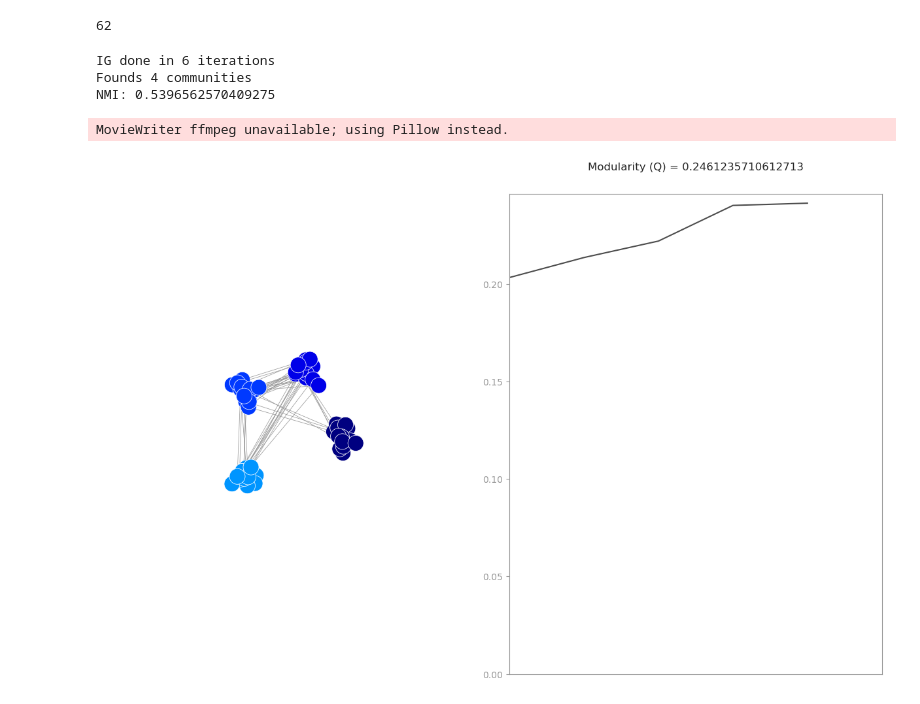
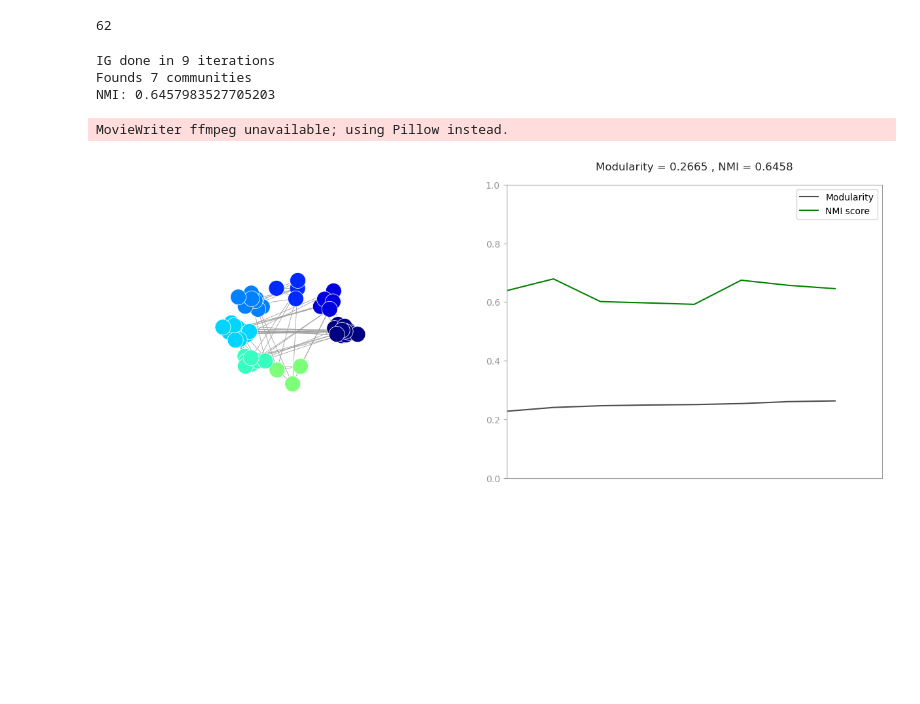
Before and after one commit to MarouaneBenbetka/Awsome-Community-Detection, a Jupyter notebook: Week2_Feb_22/Iterative-Greedy/IG.ipynb, the cells around one changed output. Saved outputs shown, nothing was run; the diff lists cells and outputs as text; code cells hidden in the pictures; blank space fills up the shorter version.

Commit message:
feat: adding NMI trace in the animation

```diff
--- a/Week2_Feb_22/Iterative-Greedy/IG.ipynb
+++ b/Week2_Feb_22/Iterative-Greedy/IG.ipynb
@@ -22,7 +23,7 @@ adj_matrix.shape[0]
 # %% [output]
 62
 # %%
-communities , modularity_trace , communities_trace , animation_frames = IG(adj_matrix, 10, beta=.67)
+communities , modularity_trace , communities_trace , animation_frames = IG(adj_matrix, 50, beta=.4)
 
 print(f"IG done in {len(modularity_trace)} iterations")
 print(f"Founds {len(communities)} communities")
@@ -31,12 +32,12 @@ nmi_trace = [calc_nmi(true_communities, communities_to_labels(
     G, c)) for c in communities_trace]
 print(f"NMI: {nmi_trace[-1]}")
 # %% [output]
-IG done in 6 iterations
-Founds 4 communities
-NMI: 0.5396562570409275
+IG done in 9 iterations
+Founds 7 communities
+NMI: 0.6457983527705203
 # %%
-anim = louvain_animation(adj_matrix, animation_frames, dark=False,
+anim = louvain_animation(adj_matrix, animation_frames , nmi_trace, dark=False,
                   duration=60, filename=f"{animation_output_path}/dophins.gif", dpi=200)
 # %% [output]
 MovieWriter ffmpeg unavailable; using Pillow instead.
-[figure, old version]
+[figure, new version]
```
Also changed, not shown: parts of 1 cell of this notebook, 5 other files.
